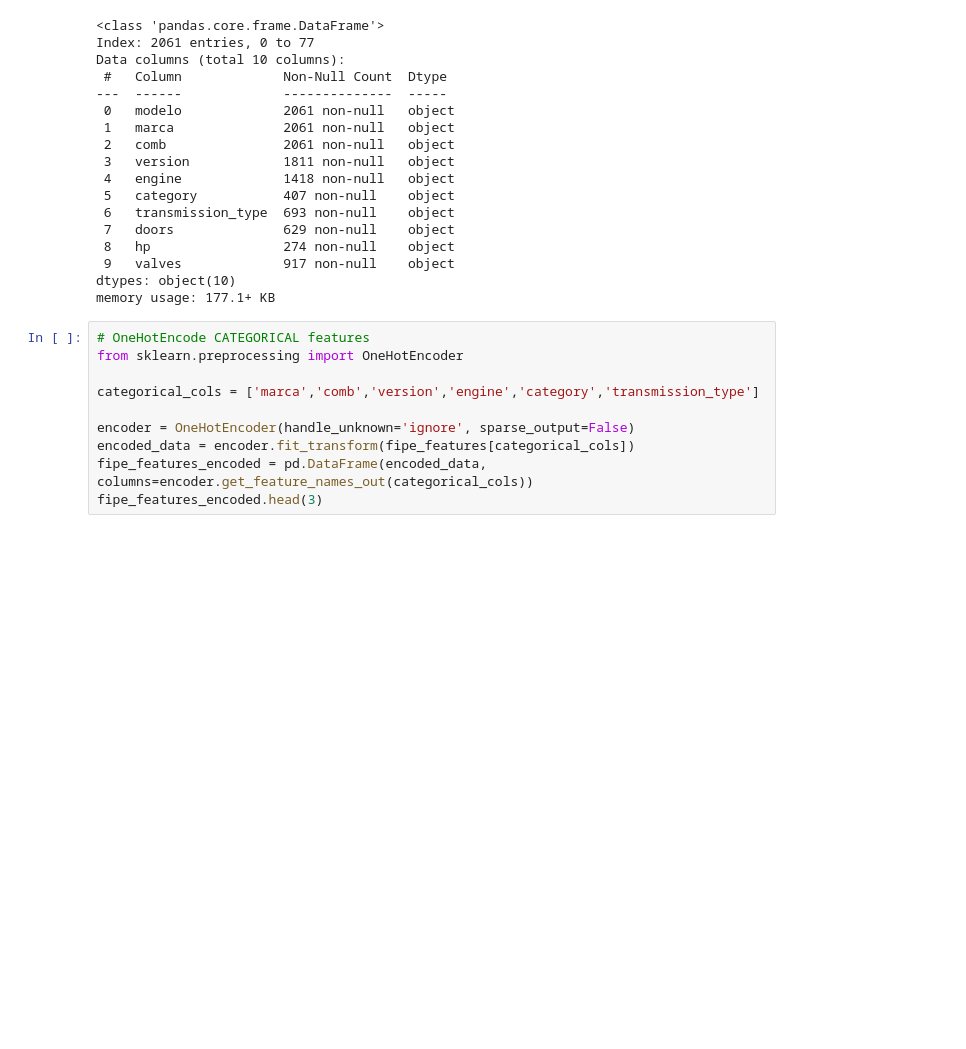
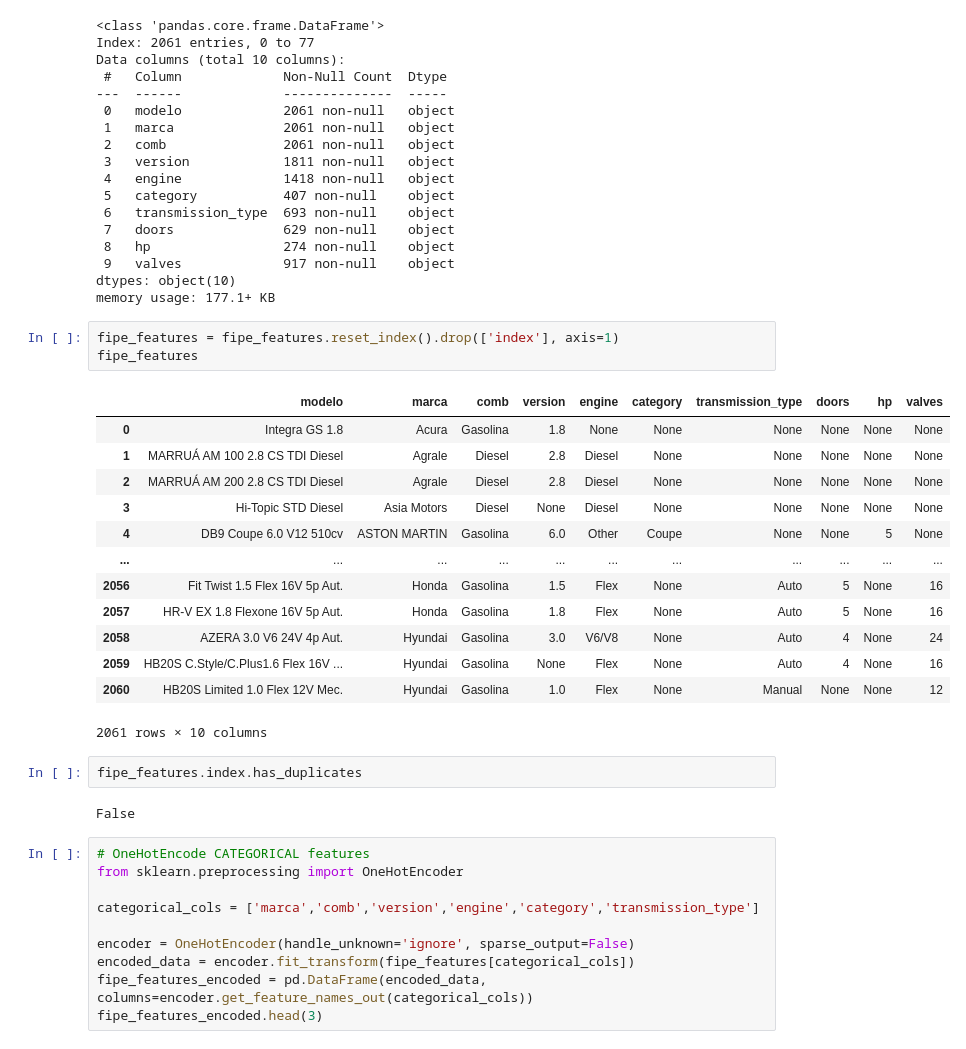
Before and after one commit to pietro-bottega/car_depreciation, a Jupyter notebook: notebooks/data-manipulation.ipynb, the cells around one changed output. Cells and saved outputs as stored; diff of their text form; blank space fills up the shorter version.

```diff
--- a/notebooks/data-manipulation.ipynb
+++ b/notebooks/data-manipulation.ipynb
@@ -592,6 +593,27 @@ Data columns (total 10 columns):
  9   valves             917 non-null    object
 dtypes: object(10)
 memory usage: 177.1+ KB
+# %%
+fipe_features = fipe_features.reset_index().drop(['index'], axis=1)
+fipe_features
+# %% [output]
+|  | modelo | marca | comb | version | engine | category | transmission_type | doors | hp | valves |
+| 0 | Integra GS 1.8 | Acura | Gasolina | 1.8 | None | None | None | None | None | None |
+| 1 | MARRUÁ AM 100 2.8 CS TDI Diesel | Agrale | Diesel | 2.8 | Diesel | None | None | None | None | None |
+| 2 | MARRUÁ AM 200 2.8 CS TDI Diesel | Agrale | Diesel | 2.8 | Diesel | None | None | None | None | None |
+| 3 | Hi-Topic STD Diesel | Asia Motors | Diesel | None | Diesel | None | None | None | None | None |
+| 4 | DB9 Coupe 6.0 V12 510cv | ASTON MARTIN | Gasolina | 6.0 | Other | Coupe | None | None | 5 | None |
+| ... | ... | ... | ... | ... | ... | ... | ... | ... | ... | ... |
+| 2056 | Fit Twist 1.5 Flex 16V 5p Aut. | Honda | Gasolina | 1.5 | Flex | None | Auto | 5 | None | 16 |
+| 2057 | HR-V EX 1.8 Flexone 16V 5p Aut. | Honda | Gasolina | 1.8 | Flex | None | Auto | 5 | None | 16 |
+| 2058 | AZERA 3.0 V6 24V 4p Aut. | Hyundai | Gasolina | 3.0 | V6/V8 | None | Auto | 4 | None | 24 |
+| 2059 | HB20S C.Style/C.Plus1.6 Flex 16V ... | Hyundai | Gasolina | None | Flex | None | Auto | 4 | None | 16 |
+| 2060 | HB20S Limited 1.0 Flex 12V Mec. | Hyundai | Gasolina | 1.0 | Flex | None | Manual | None | None | 12 |
+2061 rows × 10 columns
+# %%
+fipe_features.index.has_duplicates
+# %% [output]
+False
 # %%
 # OneHotEncode CATEGORICAL features
 from sklearn.preprocessing import OneHotEncoder
```
Also changed, not shown: parts of 31 cells of this notebook, 3 other files.
